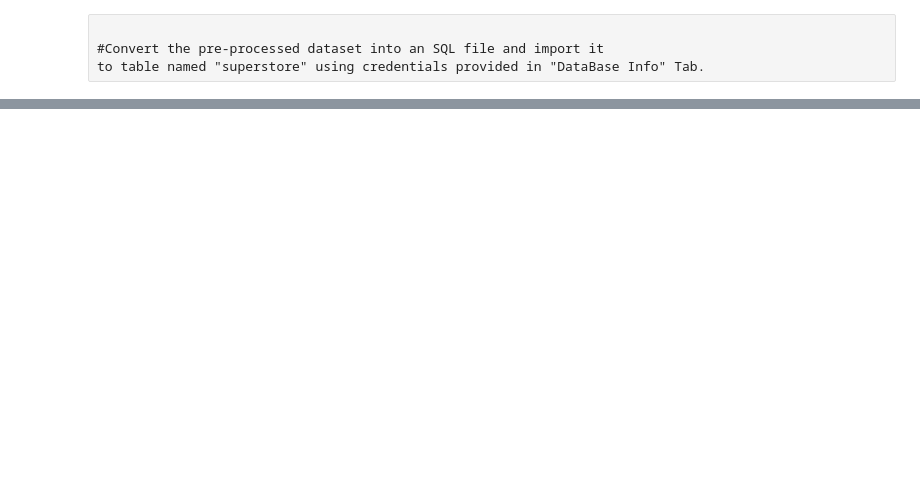
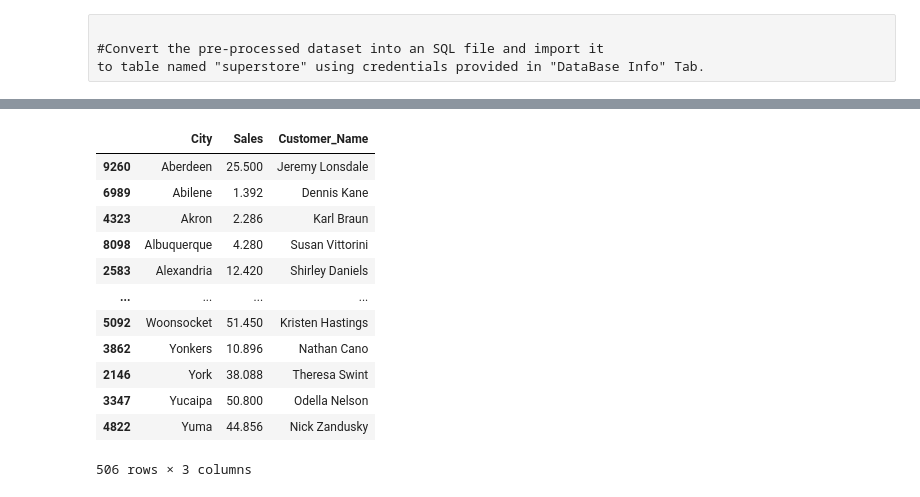
Before and after one commit to MittalMonika/Superstone, a Jupyter notebook: preprocessing.ipynb, the cells around one changed output, grey strips where cells are left out. Cells and saved outputs as stored; diff of their text form; code cells hidden in the pictures; blank space fills up the shorter version.

```diff
--- a/preprocessing.ipynb
+++ b/preprocessing.ipynb
@@ -236,0 +333,23 @@ sql_string = 'SELECT * FROM superstore'
+# %%
+#City, Customer_Name, sales
+idmax = df_new.groupby(['City'])['Sales'].idxmax()
+# %%
+idmin=df_new.groupby(['City'])['Sales'].idxmin()
+# %%
+df_new.loc[idmax]
+df_new.loc[idmin]
+#result = pd.concat([df_new.loc[idmax],df_new.loc[idmin] ], axis=1, join="outr")
+# %% [output]
+|  | City | Sales | Customer_Name |
+| 9260 | Aberdeen | 25.500 | Jeremy Lonsdale |
+| 6989 | Abilene | 1.392 | Dennis Kane |
+| 4323 | Akron | 2.286 | Karl Braun |
+| 8098 | Albuquerque | 4.280 | Susan Vittorini |
+| 2583 | Alexandria | 12.420 | Shirley Daniels |
+| ... | ... | ... | ... |
+| 5092 | Woonsocket | 51.450 | Kristen Hastings |
+| 3862 | Yonkers | 10.896 | Nathan Cano |
+| 2146 | York | 38.088 | Theresa Swint |
+| 3347 | Yucaipa | 50.800 | Odella Nelson |
+| 4822 | Yuma | 44.856 | Nick Zandusky |
+506 rows × 3 columns
```
Also changed, not shown: parts of 36 cells of this notebook, 1 other file.
